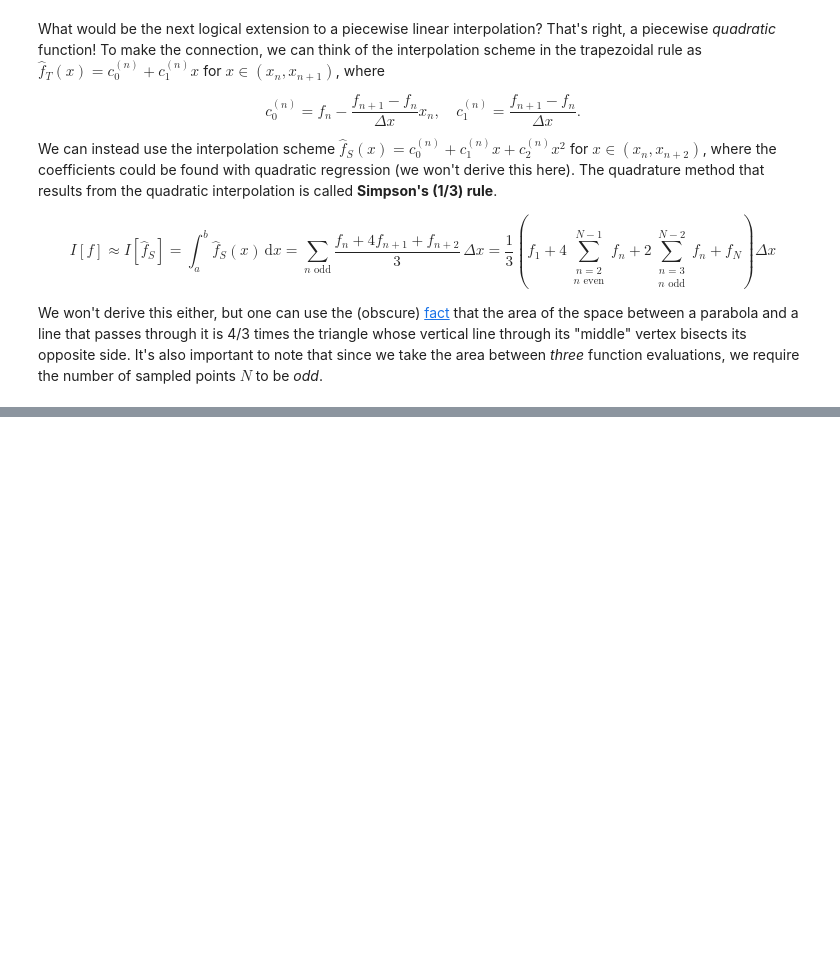
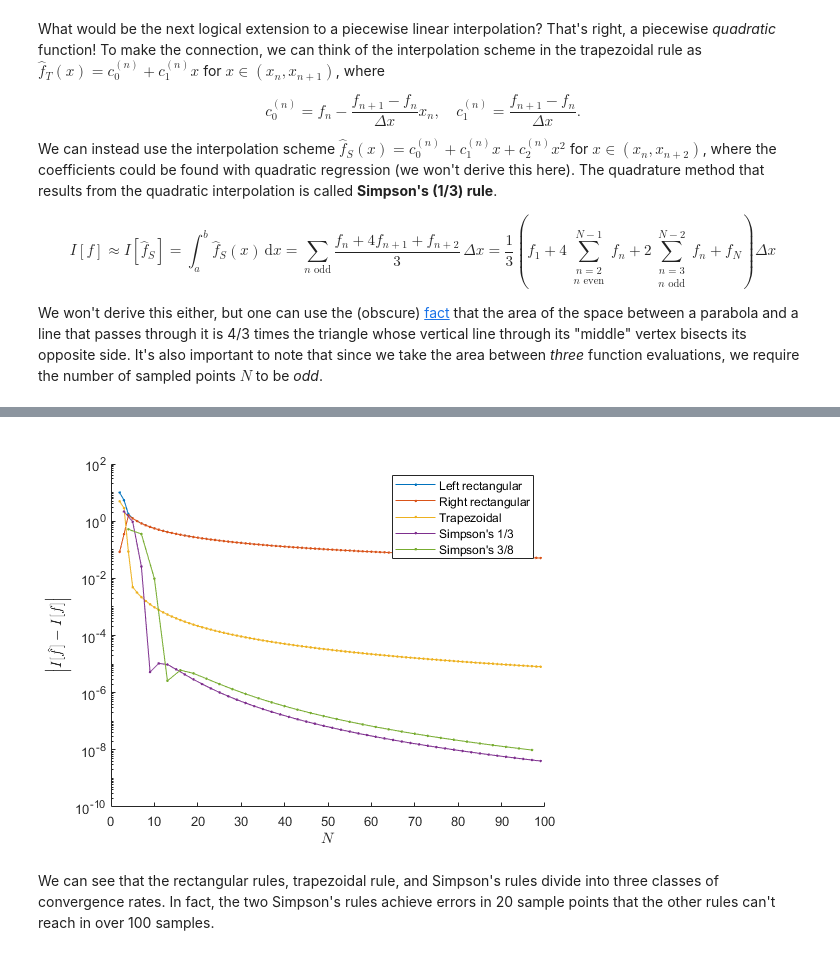
Before and after one commit to mjyshin/math-tutorials, a Jupyter notebook: numerical_integration.ipynb, the cells around one changed output, grey strips where cells are left out. Saved outputs shown, nothing was run; the diff lists cells and outputs as text; code cells hidden in the pictures; blank space fills up the shorter version.

```diff
--- a/numerical_integration.ipynb
+++ b/numerical_integration.ipynb
@@ -286,0 +358,39 @@ There are reasons (numerical or otherwise) to keep the interpolation degree low
+# %%
+Nl = []; Nr = []; Nt = []; N13 = []; N38 = [];
+Ifl = []; Ifr = []; Ift = []; If13 = []; If38 = [];
+for Ns = 2:99
+    dxs = (b-a)/(Ns-1);
+    xs = linspace(a,b,Ns);
+    fxs = f(xs);
+    Nl = [Nl,Ns];
+    Ifl = [Ifl,sum(fxs(1:end-1))*dxs];    % left rectangular
+    Nr = [Nr,Ns];
+    Ifr = [Ifr,sum(fxs(2:end))*dxs];    % right rectangular
+    Nt = [Nt,Ns];
+    Ift = [Ift,(fxs(1)+2*sum(fxs(2:end-1))+fxs(end))/2*dxs];    % trapezoidal
+    if mod(Ns-1,2) == 0
+        N13 = [N13,Ns];
+        If13 = [If13,(fxs(1)+4*sum(fxs(2:2:end-1))+2*sum(fxs(3:2:end-2))+fxs(end))/3*dxs];    % Simpson's 1/3
+    end
+    if mod(Ns-1,3) == 0
+        N38 = [N38,Ns];
+        If38 = [If38,(fxs(1)+3*(sum(fxs(2:3:end-2))+sum(fxs(3:3:end-1)))+2*sum(fxs(4:3:end-3))+fxs(end))*3/8*dxs];    % Simpson's 3/8
+    end
+end
+
+figure
+hold on
+plot(Nl,abs(Ifl-If),".-")
+plot(Nr,abs(Ifr-If),".-")
+plot(Nt,abs(Ift-If),".-")
+plot(N13,abs(If13-If),".-")
+plot(N38,abs(If38-If),".-")
+hold off
+set(gca,"YScale","log")
+xlabel("$N$","interpreter","latex")
+ylabel("$\left| I[\hat{f}]-I[f] \right|$","interpreter","latex")
+legend("Left rectangular","Right rectangular","Trapezoidal","Simpson's 1/3","Simpson's 3/8")
+# %% [output]
+[figure, added]
+# %% [markdown]
+We can see that the rectangular rules, trapezoidal rule, and Simpson's rules divide into three classes of convergence rates. In fact, the two Simpson's rules achieve errors in 20 sample points that the other rules can't reach in over 100 samples.
```
Also changed, not shown: parts of 4 cells of this notebook.
